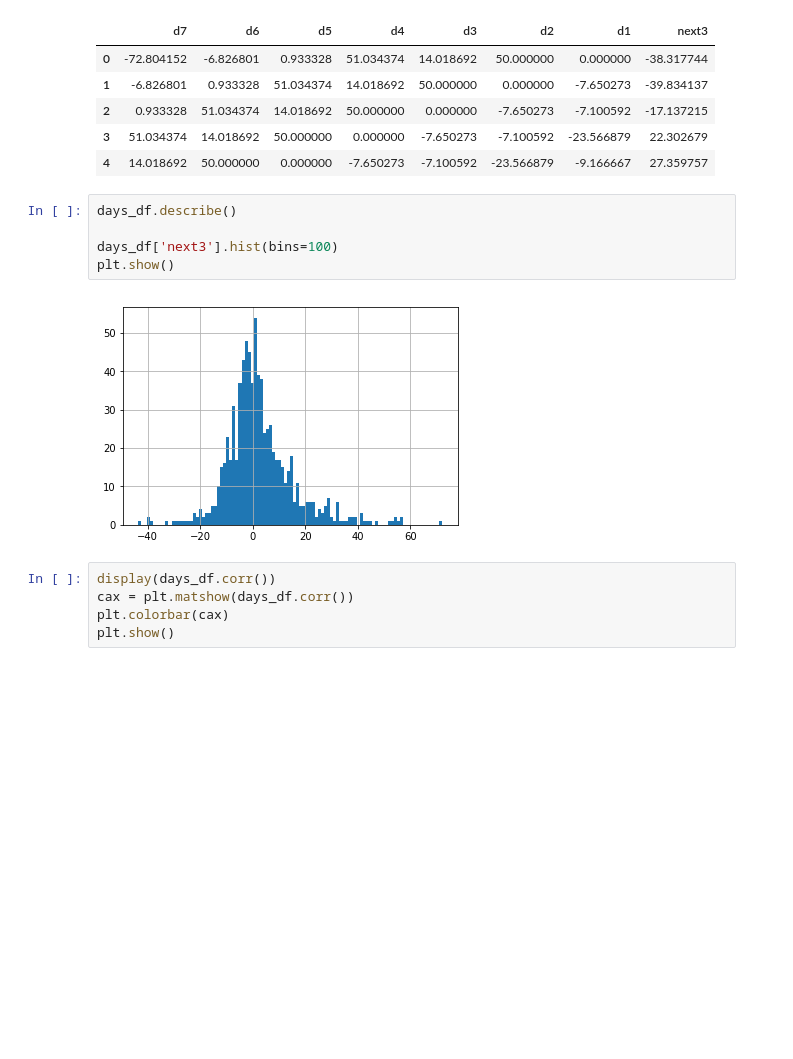
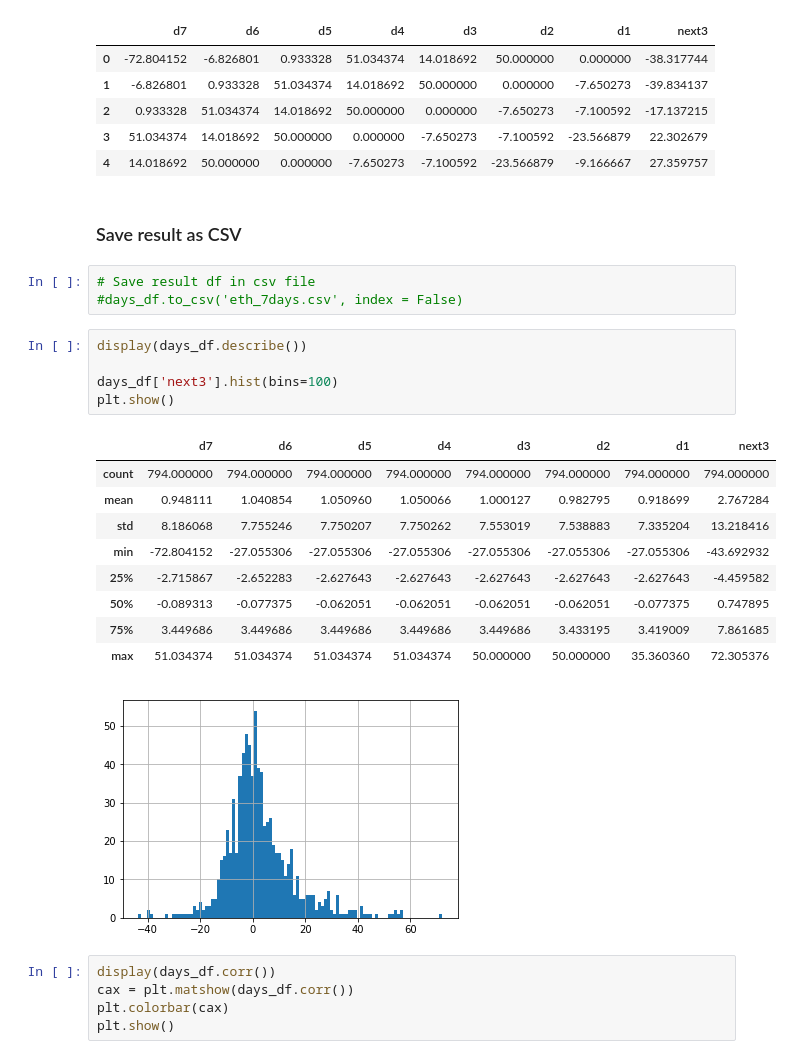
Before and after one commit to lzenczuk/ml_playground, a Jupyter notebook: cmc/CMC data manipulation.ipynb, the cells around one changed output. Drawn from its saved outputs; the diff is of its cells as text; blank space fills up the shorter version.

```diff
--- a/cmc/CMC data manipulation.ipynb
+++ b/cmc/CMC data manipulation.ipynb
@@ -121,12 +131,26 @@ display(days_df.head())
 | 2 | 0.933328 | 51.034374 | 14.018692 | 50.000000 | 0.000000 | -7.650273 | -7.100592 | -17.137215 |
 | 3 | 51.034374 | 14.018692 | 50.000000 | 0.000000 | -7.650273 | -7.100592 | -23.566879 | 22.302679 |
 | 4 | 14.018692 | 50.000000 | 0.000000 | -7.650273 | -7.100592 | -23.566879 | -9.166667 | 27.359757 |
+# %% [markdown]
+### Save result as CSV
+# %%
+# Save result df in csv file
+#days_df.to_csv('eth_7days.csv', index = False)
 # %%
-days_df.describe()
+display(days_df.describe())
 
 days_df['next3'].hist(bins=100)
 plt.show()
 # %% [output]
+|  | d7 | d6 | d5 | d4 | d3 | d2 | d1 | next3 |
+| count | 794.000000 | 794.000000 | 794.000000 | 794.000000 | 794.000000 | 794.000000 | 794.000000 | 794.000000 |
+| mean | 0.948111 | 1.040854 | 1.050960 | 1.050066 | 1.000127 | 0.982795 | 0.918699 | 2.767284 |
+| std | 8.186068 | 7.755246 | 7.750207 | 7.750262 | 7.553019 | 7.538883 | 7.335204 | 13.218416 |
+| min | -72.804152 | -27.055306 | -27.055306 | -27.055306 | -27.055306 | -27.055306 | -27.055306 | -43.692932 |
+| 25% | -2.715867 | -2.652283 | -2.627643 | -2.627643 | -2.627643 | -2.627643 | -2.627643 | -4.459582 |
+| 50% | -0.089313 | -0.077375 | -0.062051 | -0.062051 | -0.062051 | -0.062051 | -0.077375 | 0.747895 |
+| 75% | 3.449686 | 3.449686 | 3.449686 | 3.449686 | 3.449686 | 3.433195 | 3.419009 | 7.861685 |
+| max | 51.034374 | 51.034374 | 51.034374 | 51.034374 | 50.000000 | 50.000000 | 35.360360 | 72.305376 |
 [figure]
 # %%
 display(days_df.corr())
```
Also changed, not shown: parts of 4 cells of this notebook, 4 other files.
